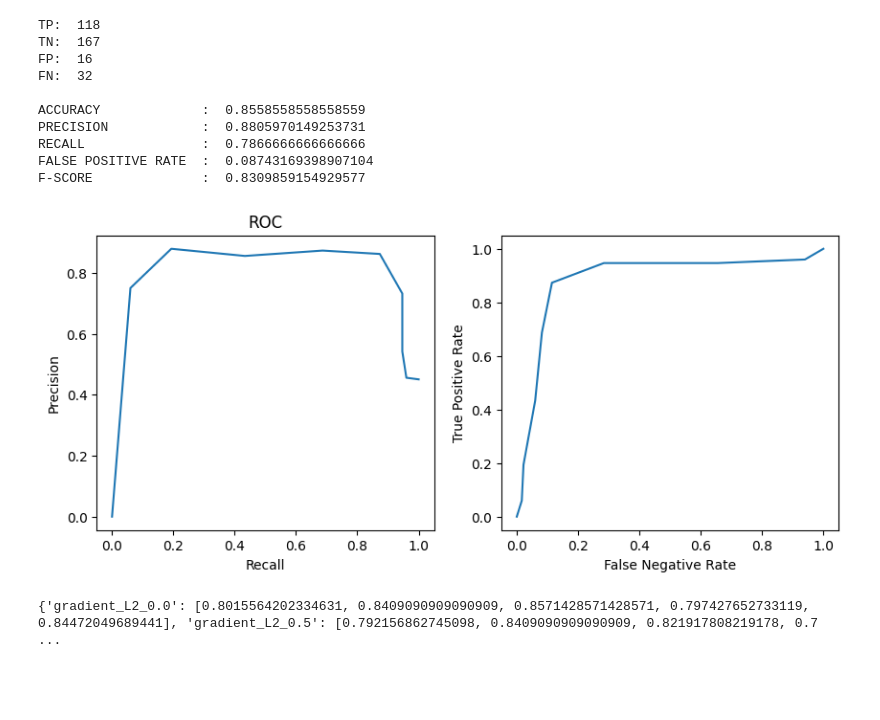
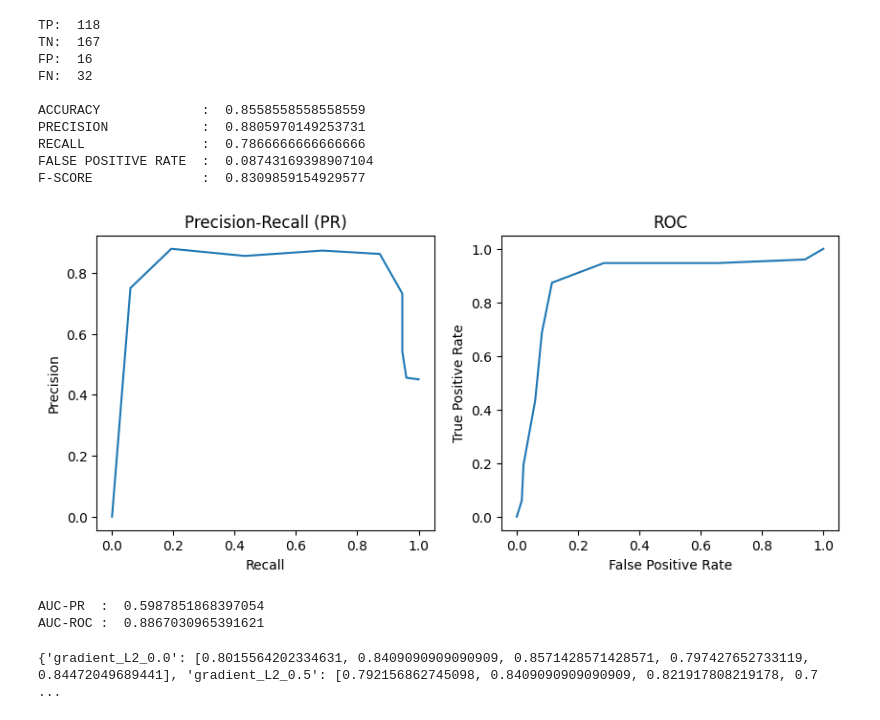
Before and after one commit to NazaGonella/TP02-machine-learning, a Jupyter notebook: Gonella_Nazareno_Notebook_TP2.ipynb, the cells around one changed output. Saved outputs shown, nothing was run; the diff lists cells and outputs as text; code cells hidden in the pictures; blank space fills up the shorter version.

```diff
--- a/Gonella_Nazareno_Notebook_TP2.ipynb
+++ b/Gonella_Nazareno_Notebook_TP2.ipynb
@@ -160,28 +162,26 @@ RECALL               :  0.7866666666666666
 FALSE POSITIVE RATE  :  0.08743169398907104
 F-SCORE              :  0.8309859154929577
 # %%
-recalls : list[float] = []
-precisions : list[float] = []
-falses_negatives_rateses : list[float] = []
-for threshold in np.linspace(0, 1, 10):
-    log_reg.evaluate(validation['Diagnosis'].to_numpy(), threshold=threshold)
-    recalls.append(log_reg.get_recall())
-    precisions.append(log_reg.get_precision())
-    falses_negatives_rateses.append(log_reg.get_false_positive_rate())
+recalls, precisions = log_reg.get_roc_points(validation['Diagnosis'].to_numpy(), k_points=10)
+falses_positives_rateses, trues_positives_rateses = log_reg.get_pr_points(validation['Diagnosis'].to_numpy(), k_points=10)
 plt.figure(figsize=(10, 4))
 plt.subplot(1, 2, 1)
 plt.title("Precision-Recall (PR)")
 plt.plot(recalls, precisions)
 plt.xlabel("Recall")
 plt.ylabel("Precision")
+plt.subplot(1, 2, 2)
 plt.title("ROC")
-plt.subplot(1, 2, 2)
-plt.plot(falses_negatives_rateses, recalls)
-plt.xlabel("False Negative Rate")
+plt.plot(falses_positives_rateses, recalls)
+plt.xlabel("False Positive Rate")
 plt.ylabel("True Positive Rate")
 plt.show()
+print("AUC-PR  : ", utils.get_area_under_curve(recalls, precisions))
+print("AUC-ROC : ", utils.get_area_under_curve(falses_positives_rateses, recalls))
 # %% [output]
-[figure, old version]
+[figure, new version]
+AUC-PR  :  0.5987851868397054
+AUC-ROC :  0.8867030965391621
 # %%
 Ls : np.ndarray = np.arange(0, 10, 0.5)
 def cross_validation_regularization_by_f_score(df : pd.DataFrame, Ls : np.ndarray, k_folds : int = 5) -> dict[str, float]:
```
Also changed, not shown: parts of 4 cells of this notebook, 5 other files.
